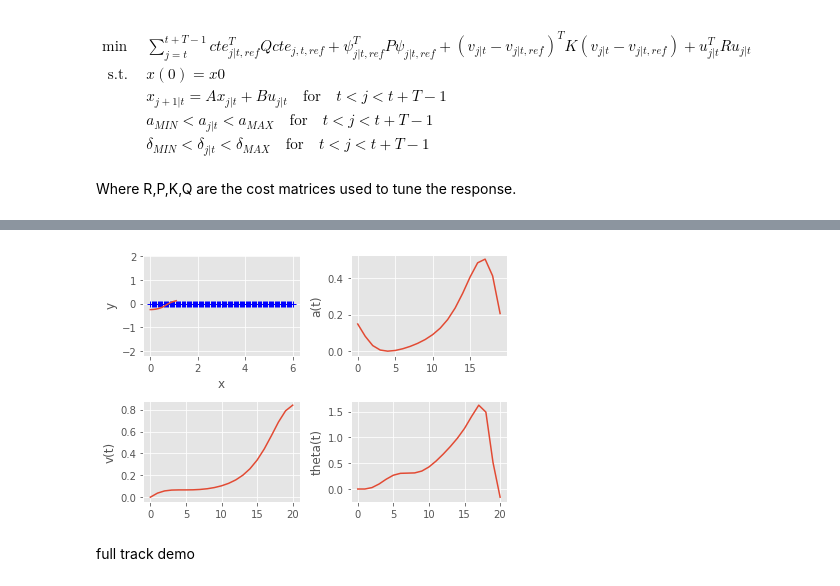
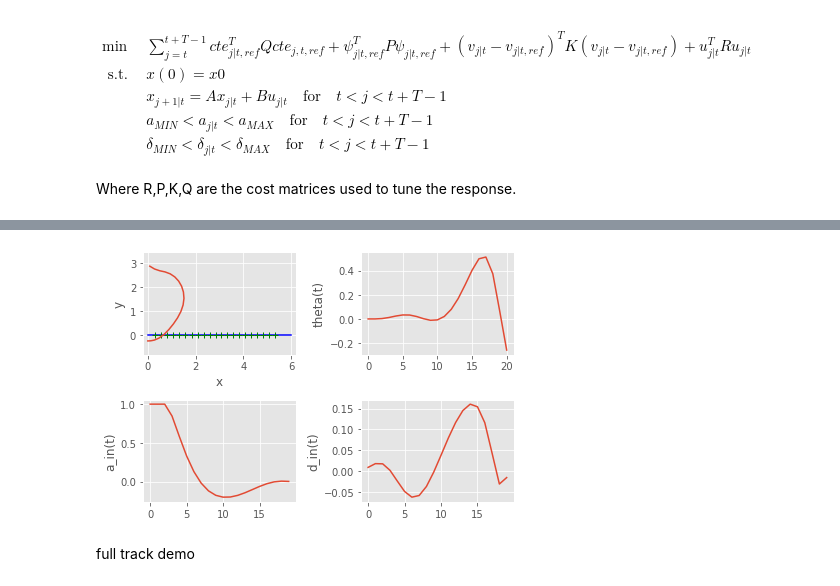
Before and after one commit to mcarfagno/mpc_python, a Jupyter notebook: notebooks/MPC_racecar_tracking.ipynb, the cells around one changed output, grey strips where cells are left out. Drawn from its saved outputs; the diff is of its cells as text; code cells hidden in the pictures.

```diff
--- a/notebooks/MPC_racecar_tracking.ipynb
+++ b/notebooks/MPC_racecar_tracking.ipynb
@@ -393,11 +393,11 @@ def get_ref_trajectory(state, path, target_v):
     xref[3, 0] = path[2,ind] #Theta
     dref[0, 0] = 0.0         # steer operational point should be 0
 
-    dl = 0.05 # Waypoints spacing
+    dl = 0.05 # Waypoints spacing [m]
     travel = 0.0
 
     for i in range(T + 1):
-        travel += abs(state[2]) * DT #current V or target V?
+        travel += abs(target_v) * DT #current V or target V?
         dind = int(round(travel / dl))
 
         if (ind + dind) < ncourse:
@@ -584,42 +584,43 @@ Wall time: 115 ms
 # %%
 x_mpc=np.array(x.value[0, :]).flatten()
 y_mpc=np.array(x.value[1, :]).flatten()
 v_mpc=np.array(x.value[2, :]).flatten()
 theta_mpc=np.array(x.value[3, :]).flatten()
 a_mpc=np.array(u.value[0, :]).flatten()
-w_mpc=np.array(u.value[1, :]).flatten()
+delta_mpc=np.array(u.value[1, :]).flatten()
 
 #simulate robot state trajectory for optimized U
 x_traj=predict(x0, np.vstack((a_mpc,w_mpc)))
 
 #plt.figure(figsize=(15,10))
 #plot trajectory
 plt.subplot(2, 2, 1)
-plt.plot(track[0,:],track[1,:],"b+")
+plt.plot(track[0,:],track[1,:],"b")
+plt.plot(x_ref[0,:],x_ref[1,:],"g+")
 plt.plot(x_traj[0,:],x_traj[1,:])
 plt.axis("equal")
 plt.ylabel('y')
 plt.xlabel('x')
 
 #plot v(t)
-plt.subplot(2, 2, 2)
+plt.subplot(2, 2, 3)
 plt.plot(a_mpc)
-plt.ylabel('a(t)')
+plt.ylabel('a_in(t)')
 #plt.xlabel('time')
 
 
-plt.subplot(2, 2, 4)
+plt.subplot(2, 2, 2)
 plt.plot(theta_mpc)
 plt.ylabel('theta(t)')
 
-plt.subplot(2, 2, 3)
-plt.plot(v_mpc)
-plt.ylabel('v(t)')
+plt.subplot(2, 2, 4)
+plt.plot(delta_mpc)
+plt.ylabel('d_in(t)')
 
 plt.tight_layout()
 plt.show()
 # %% [output]
-[figure, old version]
+[figure, new version]
 # %% [markdown]
 full track demo
 # %%
```
Also changed, not shown: parts of 3 cells of this notebook.
